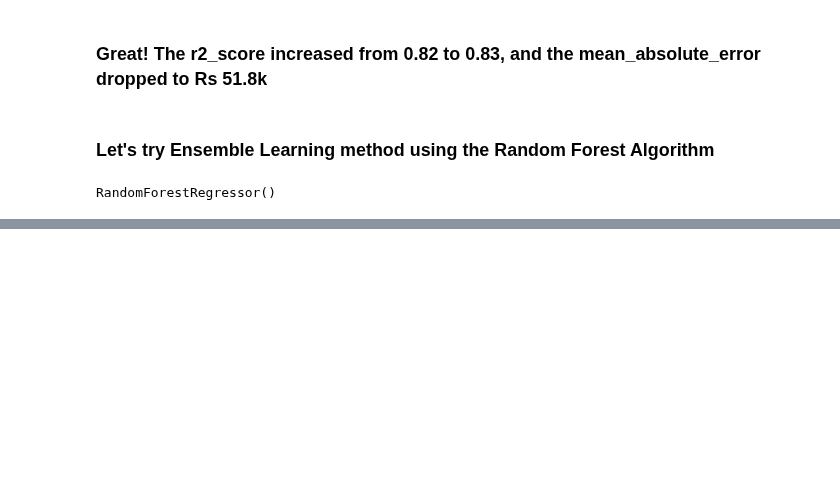
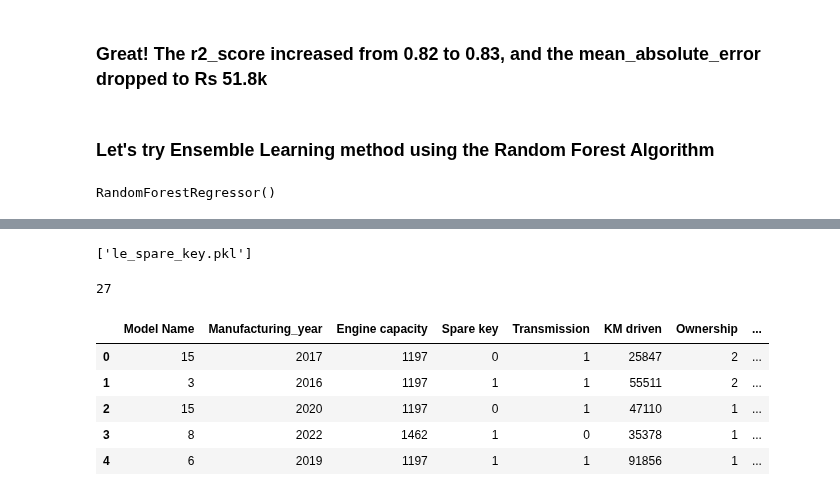
Before and after one commit to Jaggi0504/Cars24-Price-Prediction, a Jupyter notebook: main.ipynb, the cells around one changed output, grey strips where cells are left out. Cells and saved outputs as stored; diff of their text form; code cells hidden in the pictures; blank space fills up the shorter version.

```diff
--- a/main.ipynb
+++ b/main.ipynb
@@ -239,7 +240,13 @@ df.head()
 | 2 | Swift | 577000 | 2020 | 1197 | No | Manual | 47110 | ... |
 | 3 | Ertiga | 1084000 | 2022 | 1462 | Yes | Automatic | 35378 | ... |
 | 4 | Dzire | 603000 | 2019 | 1197 | Yes | Manual | 91856 | ... |
-# %%
-encoder=LabelEncoder()
-for cols in object_cols:
-    df[cols]=encoder.fit_transform(df[cols])
+# %%
+le_model_name=LabelEncoder()
+le_spare_key=LabelEncoder()
+le_transmission=LabelEncoder()
+le_fuel_type=LabelEncoder()
+# %%
+df['Model Name']=le_model_name.fit_transform(df["Model Name"])
+df['Spare key']=le_spare_key.fit_transform(df["Spare key"])
+df['Transmission']=le_transmission.fit_transform(df["Transmission"])
+df['Fuel type']=le_fuel_type.fit_transform(df["Fuel type"])
@@ -393,0 +447,7 @@ Mean absolute error: 46003.28719723183
+# %%
+joblib.dump(le_model_name, "le_model_name.pkl")
+joblib.dump(le_transmission, "le_transmission.pkl")
+joblib.dump(le_fuel_type, "le_fuel_type.pkl")
+joblib.dump(le_spare_key, "le_spare_key.pkl")
+# %% [output]
+['le_spare_key.pkl']
@@ -393,0 +459,13 @@ Mean absolute error: 46003.28719723183
+# %%
+X['Repainted Parts'].max()
+# %% [output]
+27
+# %%
+X.head()
+# %% [output]
+|  | Model Name | Manufacturing_year | Engine capacity | Spare key | Transmission | KM driven | Ownership | ... |
+| 0 | 15 | 2017 | 1197 | 0 | 1 | 25847 | 2 | ... |
+| 1 | 3 | 2016 | 1197 | 1 | 1 | 55511 | 2 | ... |
+| 2 | 15 | 2020 | 1197 | 0 | 1 | 47110 | 1 | ... |
+| 3 | 8 | 2022 | 1462 | 1 | 0 | 35378 | 1 | ... |
+| 4 | 6 | 2019 | 1197 | 1 | 1 | 91856 | 1 | ... |
```
Also changed, not shown: parts of 10 cells of this notebook, 7 other files.
